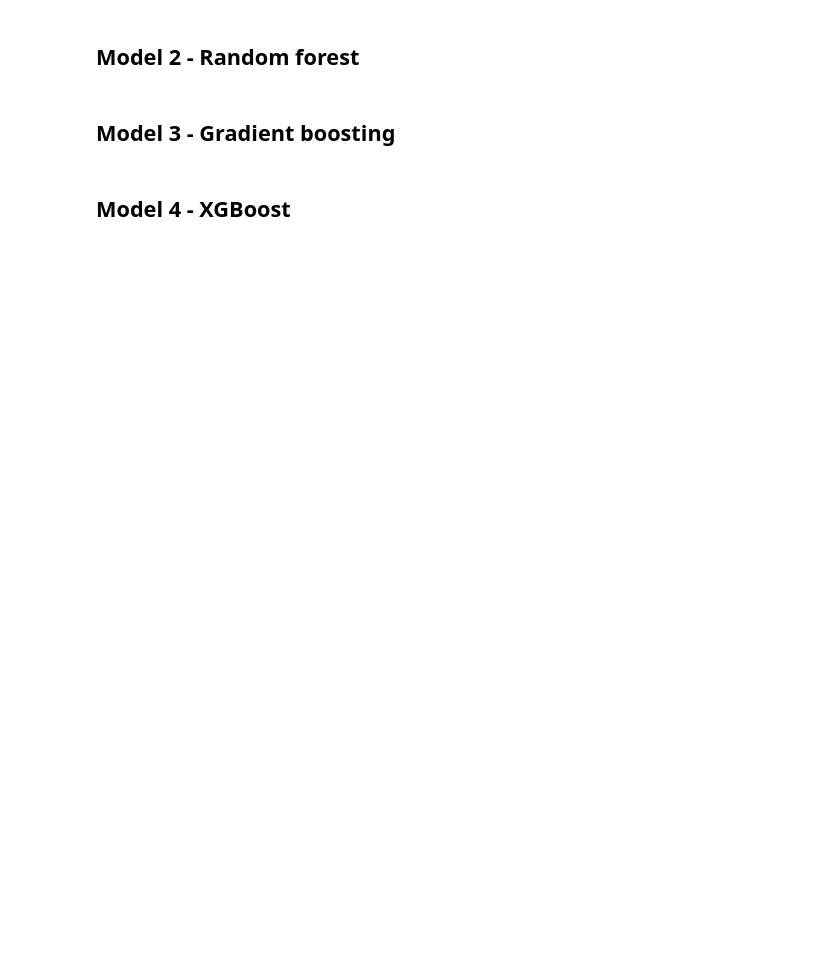
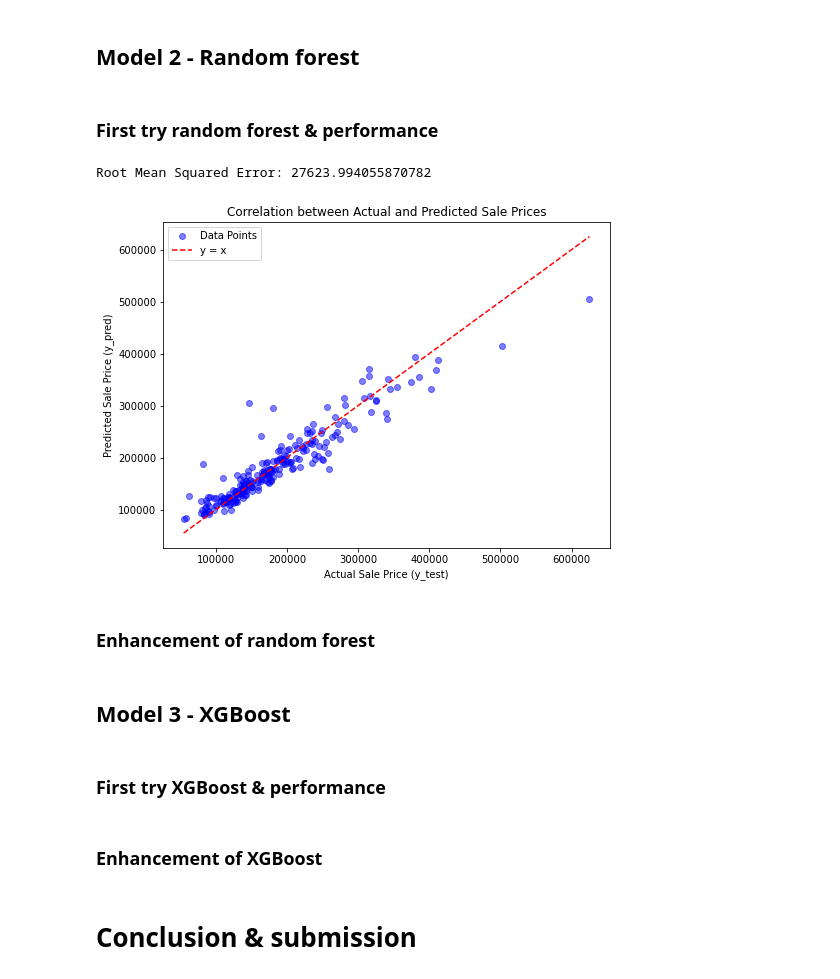
Before and after one commit to hakonsonstebo/HPP, a Jupyter notebook: HPP.ipynb, the cells around one changed output. Drawn from its saved outputs; the diff is of its cells as text; code cells hidden in the pictures; blank space fills up the shorter version.

```diff
--- a/HPP.ipynb
+++ b/HPP.ipynb
@@ -29,6 +308,70 @@ Explanation of this Jupyter notebook.
 # %% [markdown]
 ## Model 2 - Random forest
+# %% [markdown]
+### First try random forest & performance
+# %%
+# Import the necessary libraries
+from sklearn.ensemble import RandomForestRegressor
+from sklearn.metrics import mean_squared_error
+from sklearn.model_selection import train_test_split
+
+# X_train should contain your features, and y_train should contain the target variable (SalePrice).
+X_train = HPP_data_Train.drop(['SalePrice'], axis=1)
+y_train = HPP_data_Train['SalePrice']
+
+# Initialize the RandomForestRegressor model
+random_forest_regressor = RandomForestRegressor(n_estimators=100, random_state=42)  # You can adjust the number of estimators as needed
+
+# Split your data into training and testing sets
+X_train, X_test, y_train, y_test = train_test_split(X_train, y_train, test_size=0.2, random_state=42)
+
+# Fit the model to the training data
+random_forest_regressor.fit(X_train, y_train)
+
+# Make predictions on the test data
+y_pred = random_forest_regressor.predict(X_test)
+
+# Split your data into training and testing sets
+X_train, X_test, y_train, y_test = train_test_split(X_train, y_train, test_size=0.2, random_state=42)
+
+# Fit the random_forest_regressor to the training data
+random_forest_regressor.fit(X_train, y_train)
+
+# Make predictions on the test data
+y_pred = random_forest_regressor.predict(X_test)
+
+# Calculate the Mean Squared Error (MSE) to evaluate the model's performance
+mse = mean_squared_error(y_test, y_pred)
+
+# Calculate the Root Mean Squared Error (RMSE) by taking the square root of MSE
+import math
+rmse = math.sqrt(mse)
+
+# Print the RMSE
+print("Root Mean Squared Error:", rmse)
+
+
+
+
+# Create a scatter plot to visualize the correlation
+plt.figure(figsize=(8, 6))
+plt.scatter(y_test, y_pred, c='blue', alpha=0.5, label='Data Points')
+plt.plot([min(y_test), max(y_test)], [min(y_test), max(y_test)], color='red', linestyle='--', label='y = x')
+plt.xlabel("Actual Sale Price (y_test)")
+plt.ylabel("Predicted Sale Price (y_pred)")
+plt.title("Correlation between Actual and Predicted Sale Prices")
+plt.legend()
+plt.show()
+# %% [output]
+Root Mean Squared Error: 27623.994055870782
+[figure, added]
+# %% [markdown]
+### Enhancement of random forest
 # %% [markdown]
-## Model 3 - Gradient boosting
+## Model 3 - XGBoost
+# %% [markdown]
+### First try XGBoost & performance
 # %% [markdown]
-## Model 4 - XGBoost
+### Enhancement of XGBoost
+# %% [markdown]
+# Conclusion & submission
```
Also changed, not shown: parts of 37 cells of this notebook, 3 other files.
